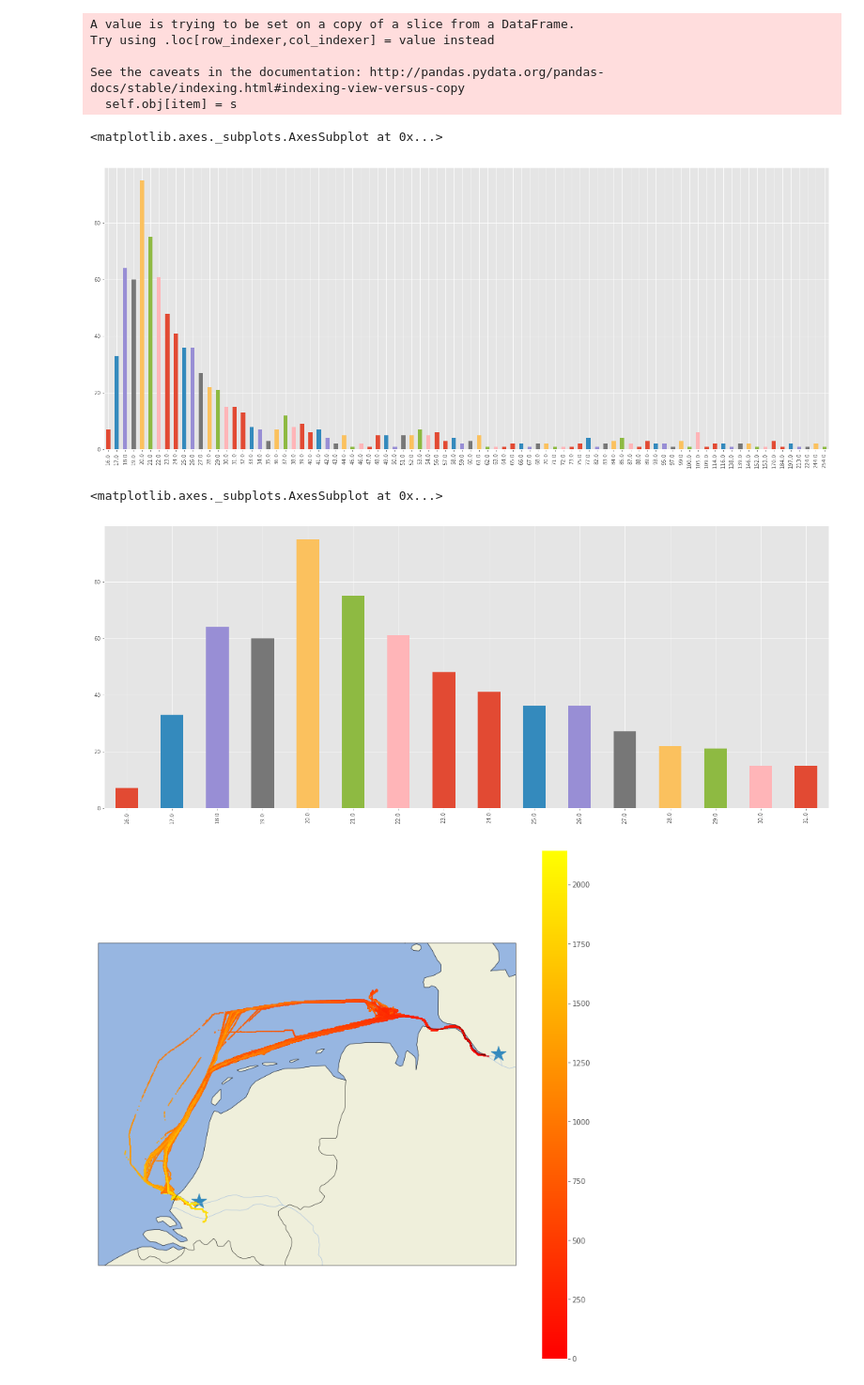
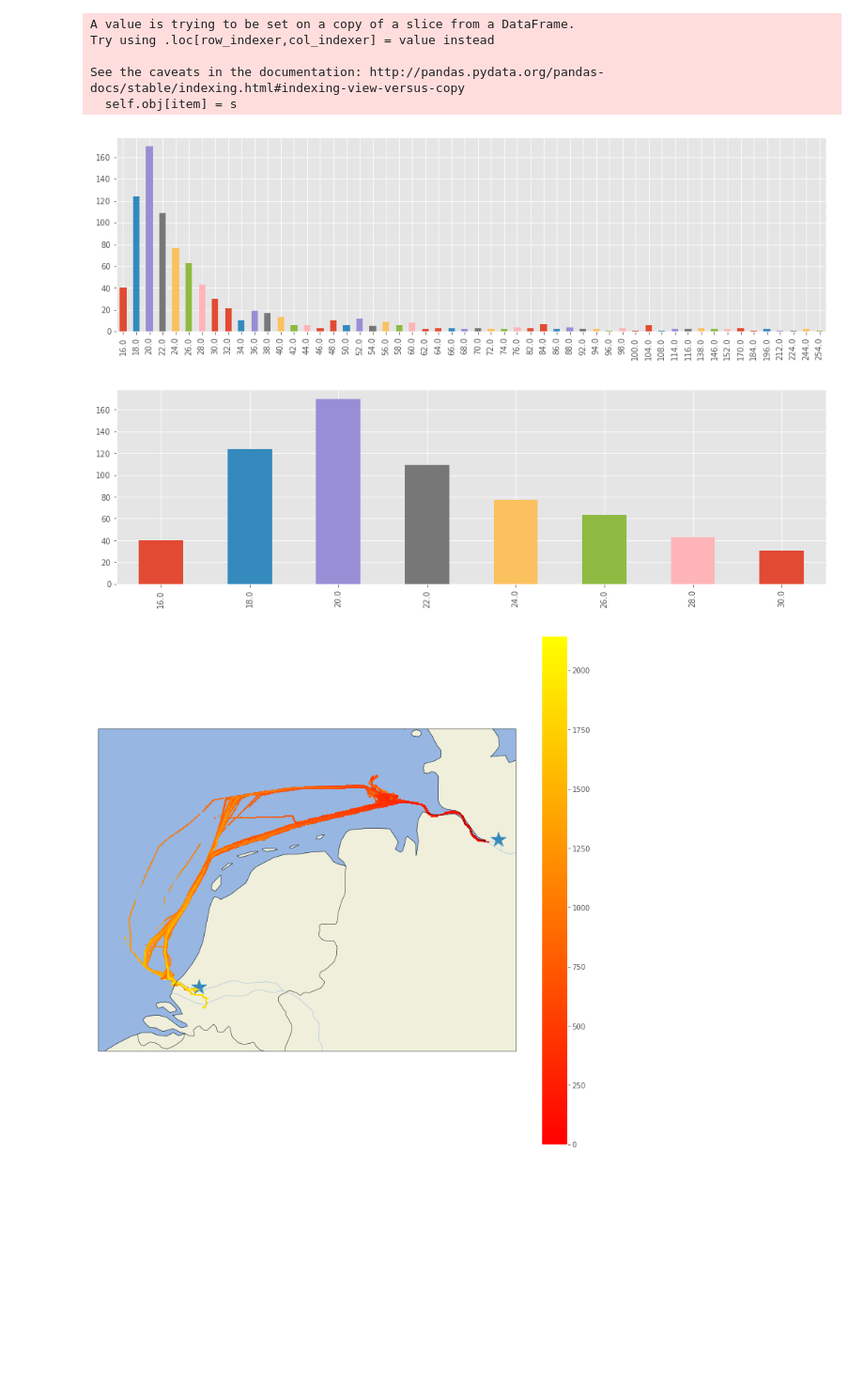
Before and after one commit to jank324/ais-predictor, a Jupyter notebook: data/filter ROT-HAM data.ipynb, the cells around one changed output. Shown at 94% size. Saved outputs shown, nothing was run; the diff lists cells and outputs as text; code cells hidden in the pictures; blank space fills up the shorter version.

```diff
--- a/data/filter ROT-HAM data.ipynb
+++ b/data/filter ROT-HAM data.ipynb
@@ -135,16 +135,16 @@ ais_tts['remainingTT'] = ais_tts['EndTime'] - ais_tts['time']
 ais_tts['remainingMins'] = ais_tts['remainingTT'].transform(lambda x : x.total_seconds() / 60)
 # %%
 travel_times = ais_tts.groupby('TripID')['TravelTime'].max()
-travel_times = travel_times.transform(lambda x : x.total_seconds() // 3600)
-travel_times.value_counts().sort_index().plot.bar(figsize = (25, 10))
+travel_times = travel_times.transform(lambda x : (x.total_seconds() // 7200) * 2)
+travel_times.value_counts().sort_index().plot.bar(figsize = (16, 4.5))
+
+plt.savefig('../Images/rot_ham_traveltimes_before.png', dpi = 300, bbox_inches = 'tight')
 # %% [output]
-<matplotlib.axes._subplots.AxesSubplot at 0x...>
-[figure, old version]
+[figure, new version]
 # %%
-travel_times[travel_times < travel_times.quantile(.75)].value_counts().sort_index().plot.bar(figsize = (25, 10))
+travel_times[travel_times < travel_times.quantile(.75)].value_counts().sort_index().plot.bar(figsize = (16, 4.5))
 # %% [output]
-<matplotlib.axes._subplots.AxesSubplot at 0x...>
-[figure, old version]
+[figure, new version]
 # %%
 # Only keep majority of shorter trips
 ais_shortmaj = ais_tts[ais_tts['TravelTime'] < ais_tts['TravelTime'].quantile(.75)]
```
Also changed, not shown: parts of 1 cell of this notebook, 4 other files.
